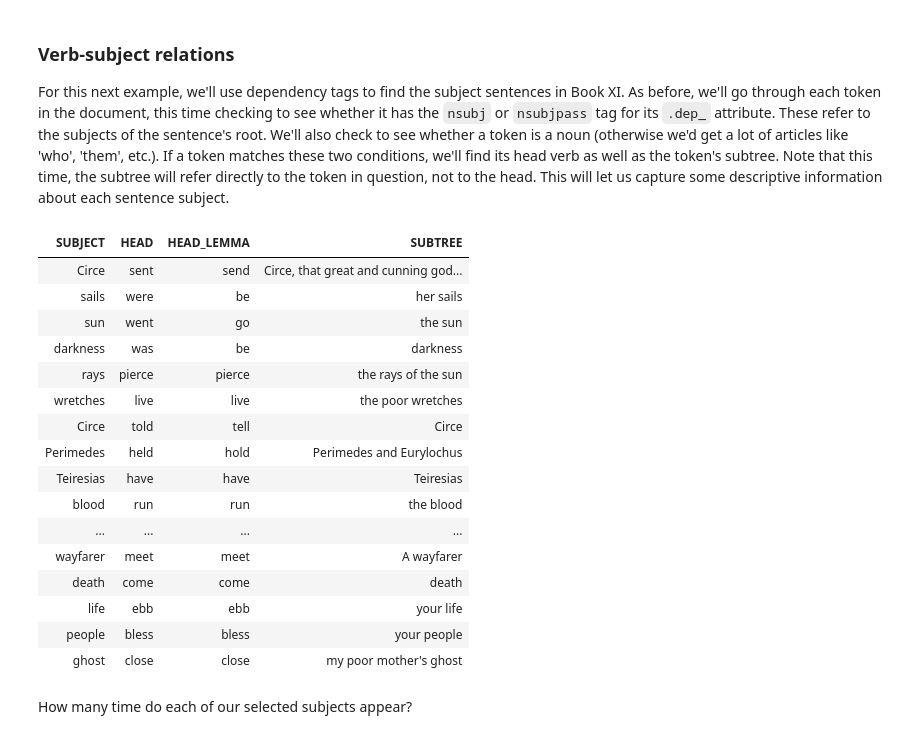
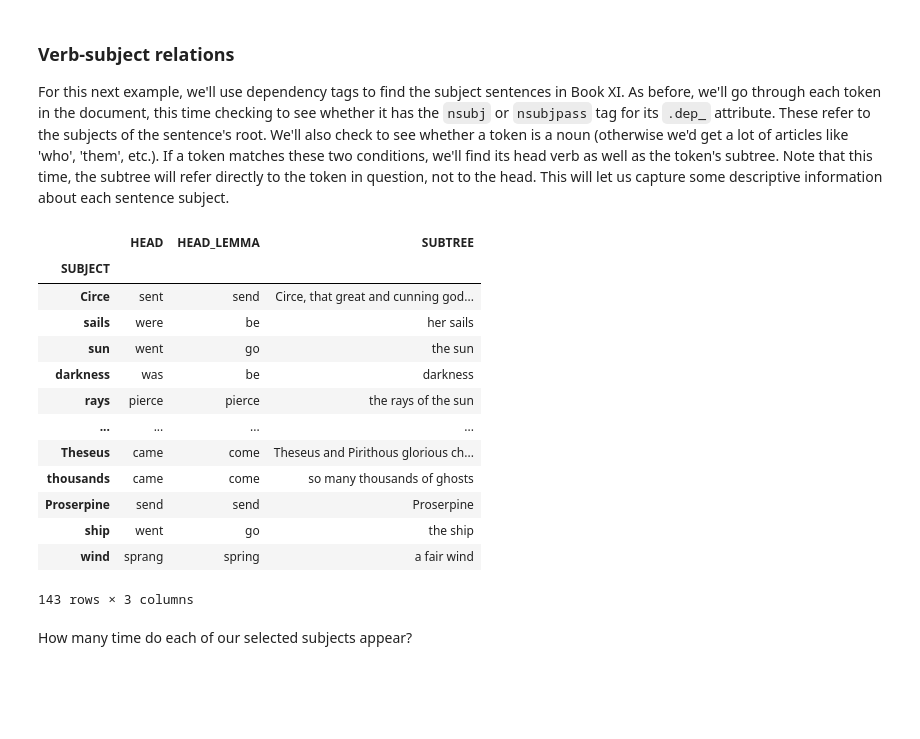
Before and after one commit to ucdavisdatalab/workshop_nlp_with_python, a Jupyter notebook: 02_text-annotation-with-spacy.ipynb, the cells around one changed output. Saved outputs shown, nothing was run; the diff lists cells and outputs as text; code cells hidden in the pictures; blank space fills up the shorter version.

```diff
--- a/02_text-annotation-with-spacy.ipynb
+++ b/02_text-annotation-with-spacy.ipynb
@@ -402,10 +411,13 @@ One of the most common tasks in NLP involves assigning **part-of-speech, or POS,
 
 Regardless of the task, the process of getting POS tags from `spaCy` will be the same. Each token in a document has an associated tag, which is accessible as an attribute.
 # %%
-pos = {token.text: token.pos_ for token in carafe}
+pos = []
+for token in carafe:
+    pos.append({
+        'TOKEN': token.text,
+        'POS_TAG': token.pos_
+    })
 
-print("Text        | POS Tag")
-print("-" * 21)
-for text, tag in pos.items():
-    print(f"{text:<15}{tag}")
+pos = pd.DataFrame(pos).set_index('TOKEN')
+pos
 # %% [output]
@@ -586,13 +607,19 @@ ghost     ['mother']
 As you might expect by now, `.subtree` returns a generator, so convert it to a list or use list comprehension to extract the tokens. We'll do this in a separate function. Within this function, we're going to use the `.text_with_ws` attribute of each token in the subtree to return an exact, string-like representation of the tree (this will include any whitespace characters that are attached to a token).
 # %%
 def subtree_to_text(subtree):
-    subtree = [token.text_with_ws for token in token.subtree]
-    return ''.join(subtree)
+    subtree = ''.join([token.text_with_ws for token in token.subtree])
+    subtree = subtree.strip()
+    return subtree
 
-print("Head      | Dep.  | Subtree")
-print("-" * 82)
+sentence_trees = []
 for token in sentence:
     subtree = subtree_to_text(token.subtree)
-    subtree = subtree.strip()
-    print(f"{token.text:<12}{token.dep_:<8}{subtree}")
+    sentence_trees.append({
+        'TOKEN': token.text,
+        'DEPENDENCY': token.dep_,
+        'SUBTREE': subtree
+    })
+
+sentence_trees = pd.DataFrame(sentence_trees).set_index('TOKEN')
+sentence_trees
 # %% [output]
@@ -624,9 +651,15 @@ In the first, we'll use the `.lemma_` attribute to search through Book XI of _Th
 
 With `.lemma`, we can search for these expressions. We'll roll through the text and determine whether a token lemma matches one of a selected set. When we find a match, we'll get the subtree of this token's _head_. That is, we'll find the head upon which this token depends, and then we'll use that to reconstruct the local context for the token.
 # %%
+sorrowful_lemmas = []
 for token in odyssey:
     if token.lemma_ in ('cry', 'grief', 'grieve', 'sad', 'sorrow', 'tear', 'weep'):
         subtree = subtree_to_text(token.head.subtree)
-        print(token.text)
-        print(f"+ {subtree}\n")
+        sorrowful_lemmas.append({
+            'TOKEN': token.text,
+            'SUBTREE': subtree
+        })
+
+sorrowful_lemmas = pd.DataFrame(sorrowful_lemmas).set_index('TOKEN')
+sorrowful_lemmas
 # %% [output]
@@ -654,34 +688,31 @@ For this next example, we'll use dependency tags to find the subject sentences i
 # %%
 nsubj = []
 for token in odyssey:
     if token.dep_ in ('nsubj', 'nsubjpass') and token.pos_ in ('NOUN', 'PROPN'):
         nsubj.append({
             'SUBJECT': token.text,
             'HEAD': token.head.text,
             'HEAD_LEMMA': token.head.lemma_,
             'SUBTREE': subtree_to_text(token.subtree)
         })
 
-nsubj_df = pd.DataFrame(nsubj)
-nsubj_df.head(25).style.hide_index()
+nsubj_df = pd.DataFrame(nsubj).set_index('SUBJECT')
+nsubj_df
 # %% [output]
-| SUBJECT | HEAD | HEAD_LEMMA | SUBTREE |
+|  | HEAD | HEAD_LEMMA | SUBTREE |
+| SUBJECT |  |  |  |
 | Circe | sent | send | Circe, that great and cunning god... |
 | sails | were | be | her sails |
 | sun | went | go | the sun |
 | darkness | was | be | darkness |
 | rays | pierce | pierce | the rays of the sun |
-| wretches | live | live | the poor wretches |
-| Circe | told | tell | Circe |
-| Perimedes | held | hold | Perimedes and Eurylochus |
-| Teiresias | have | have | Teiresias |
-| blood | run | run | the blood |
 | ... | ... | ... | ... |
-| wayfarer | meet | meet | A wayfarer |
-| death | come | come | death |
-| life | ebb | ebb | your life |
-| people | bless | bless | your people |
-| ghost | close | close | my poor mother's ghost |
+| Theseus | came | come | Theseus and Pirithous glorious ch... |
+| thousands | came | come | so many thousands of ghosts |
+| Proserpine | send | send | Proserpine |
+| ship | went | go | the ship |
+| wind | sprang | spring | a fair wind |
+143 rows × 3 columns
 # %% [markdown]
 How many time do each of our selected subjects appear?
 # %%
```
Also changed, not shown: parts of 11 cells of this notebook.
